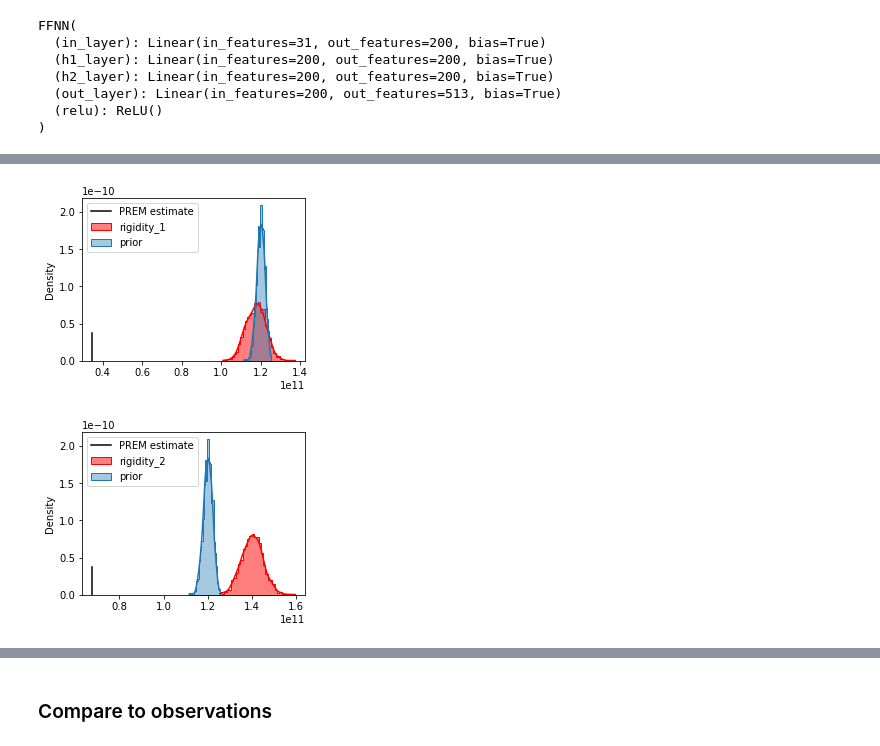
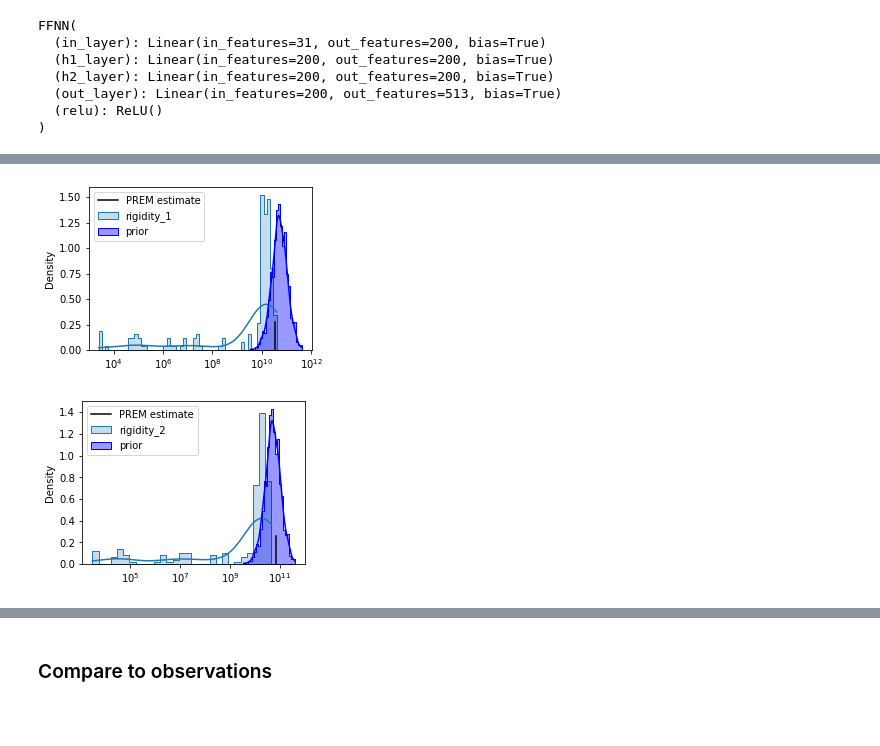
Before and after one commit to eyhl/premis, a Jupyter notebook: notebooks/chapter2.ipynb, the cells around one changed output, grey strips where cells are left out. Cells and saved outputs as stored; diff of their text form; code cells hidden in the pictures; blank space fills up the shorter version.

```diff
--- a/notebooks/chapter2.ipynb
+++ b/notebooks/chapter2.ipynb
@@ -105,7 +152,7 @@ y_train2 = (y_train2 - y_train2.mean()) / y_train2.std()
 
 y_train = torch.vstack([y_train1, y_train2]).T
 # %%
-df_params = pd.read_csv("../data/processed/ffnn_variable_normalisation_params.csv")
+df_params = pd.read_csv("../data/processed/ffnn_variable_normalisation_params_512.csv")
 
 x = np.hstack(
     (
@@ -144,3 +191,10 @@ FFNN(
   (out_layer): Linear(in_features=200, out_features=513, bias=True)
   (relu): ReLU()
 )
+# %%
+logmean = np.log10(5e10)/np.log10(np.exp(1))
+logscale = np.log10(10)/np.log10(np.exp(1))
+print(f"{logmean} {logscale}")
+sigma_w = pyro.sample("tmp", dist.LogNormal(logmean * torch.ones(2000),0.4))
+# sigma_w = 1e11 * pyro.sample("tmp", dist.Exponential(torch.ones(2000)))
+sigma_w.numpy()
@@ -150,7 +245,7 @@ def model(X, x, df_params, obs=None, df_em=None):
     t = torch.linspace(0, 1, N)
 
     sigma_w = pyro.sample("sigma", dist.HalfCauchy(1.2 * torch.ones(2)))
-
+    """
     # rigidity layer 1
     loc, scale = 2, 0.5
     rigidity_dist_1 = IntervalFoldedDistribution(
@@ -164,14 +259,27 @@ def model(X, x, df_params, obs=None, df_em=None):
         dist.Normal(loc, scale), lower=loc * 1e-2, upper=loc * 5e1
     )
     rigidity_2 = 1e11 + 1e10 * pyro.sample("rigidity_2", rigidity_dist_2)
+    """
+    # loc, scale = 24.635, 0.7
+
+    rigidity_1 = pyro.sample("rigidity_1", dist.LogNormal(24.12 * torch.ones(1), 0.5))
+    rigidity_2 = pyro.sample("rigidity_2", dist.LogNormal(24.4 * torch.ones(1), 0.5))
 
     x[14] = (rigidity_1 - df_params["rigidity_mu"][0]) / df_params["rigidity_sigma"][0]
-    x[15] = (rigidity_1 - df_params["rigidity_mu"][0]) / df_params["rigidity_sigma"][0]
+    x[15] = (rigidity_2 - df_params["rigidity_mu"][0]) / df_params["rigidity_sigma"][0]
 
     hlove = ffnn(x).detach().numpy()
     nlove = len(hlove)
 
+    """
+    df_em["rigidity"][0] = rigidity_1.item()
+    df_em["rigidity"][1] = rigidity_2.item()
+
+    # Draw Love Numbers
+    hlove, nlove = compute_love_numbers(df_em=df_em, CONF=CONF, verbose=0)
+    """
     # Draw Greens Function
+
     gf_kuaq = greens_function(
         hlove,
         nlove,
@@ -186,12 +294,12 @@ def model(X, x, df_params, obs=None, df_em=None):
         [68.14029705, -31.45179999],
         arsurf=80e3 * 80e3,
     )
-    gf = pyro.deterministic("gf", torch.tensor([gf_kuaq, gf_mik2]))
+    gf = pyro.deterministic("gf", 1e2 * torch.tensor([gf_kuaq, gf_mik2]))
 
     # Draw target
     with pyro.plate("data"):
         w = pyro.sample(
-            "w", dist.Normal(-gf * X[:, 0][..., None], sigma_w), obs=obs
+            "w", dist.Normal(gf * X[:, 0][..., None], sigma_w), obs=obs
         )  # 1e5 is a scaling constant
 
     return w
@@ -201,7 +319,7 @@ def model(X, x, df_params, obs=None, df_em=None):
 # Run inference in Pyro
 
 nuts_kernel = NUTS(model)
-mcmc = MCMC(nuts_kernel, num_samples=2000, warmup_steps=100, num_chains=1)
+mcmc = MCMC(nuts_kernel, num_samples=200, warmup_steps=50, num_chains=1)
 mcmc.run(X_train, x, df_params, y_train, df_em)
 # %%
 # Show summary of inference results
@@ -236,34 +354,40 @@ prem_rigidity = {
 # %%
 samples = {k: v for k, v in mcmc.get_samples().items()}
 nodes = ["rigidity_1", "rigidity_2"]
 
-rigidity_dist_prior = dist.Normal(2 * torch.ones(1000), 0.2)
-rigidity_prior = 1e11 + 1e10 * pyro.sample("rigidity_prior", rigidity_dist_prior)
 
+# rigidity_dist_prior = dist.Normal(2 * torch.ones(1000), 0.2)
+# rigidity_prior = 1e11 + 1e10 * pyro.sample("rigidity_prior", rigidity_dist_prior)
+# rigidity_prior = 1e11 * pyro.sample("rigidity_prior", dist.Exponential(torch.ones(2000)))
+rigidity_prior = pyro.sample("rigidity_prior", dist.LogNormal(logmean * torch.ones(1000), 0.7))
 for node in nodes:
     plt.figure(figsize=(4, 3))
     g = sns.histplot(
-        1e11 + 1e10 * samples[node],
+        # 1e11 + 1e10 * samples[node],
+        samples[node],
         label=node,
         kde=True,
         stat="density",
         element="step",
         color="red",
+        log_scale=True,
     )
     sns.histplot(
         rigidity_prior,
         label="prior",
         kde=True,
         stat="density",
         element="step",
         alpha=0.4,
+        color="blue",
+        log_scale=True,
     )
     plt.axvline(prem_rigidity[node], 0, 0.17, color="black", label="PREM estimate")
     plt.legend()
     plt.show()
 # %% [output]
-[figure, old version]
+[figure, new version]
-[figure, old version]
+[figure, new version]
 # %%
 rigidity_list = []
 prem_rigidity_list = []
```
Also changed, not shown: parts of 26 cells of this notebook.
